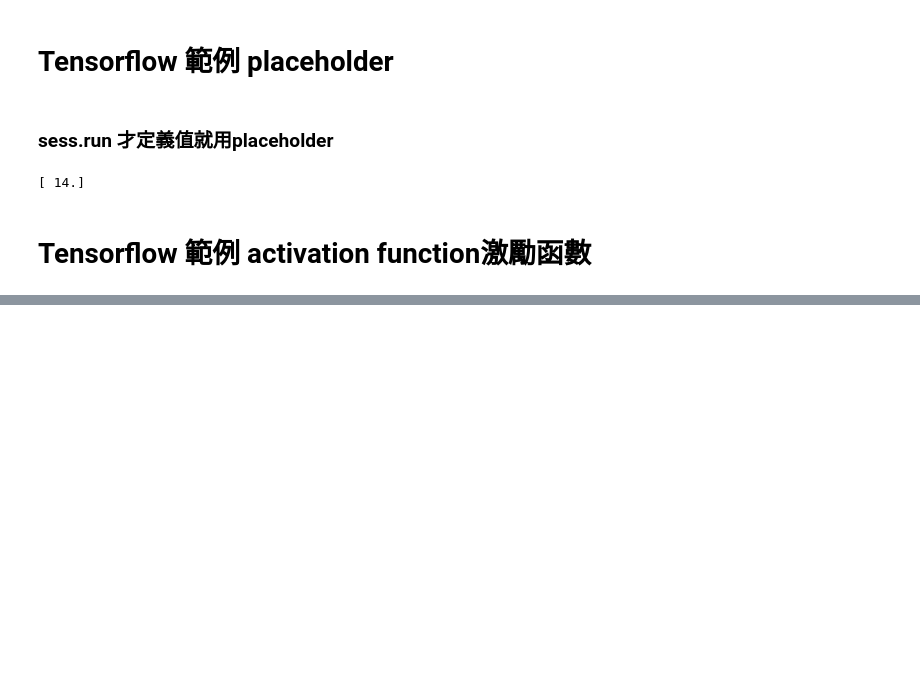
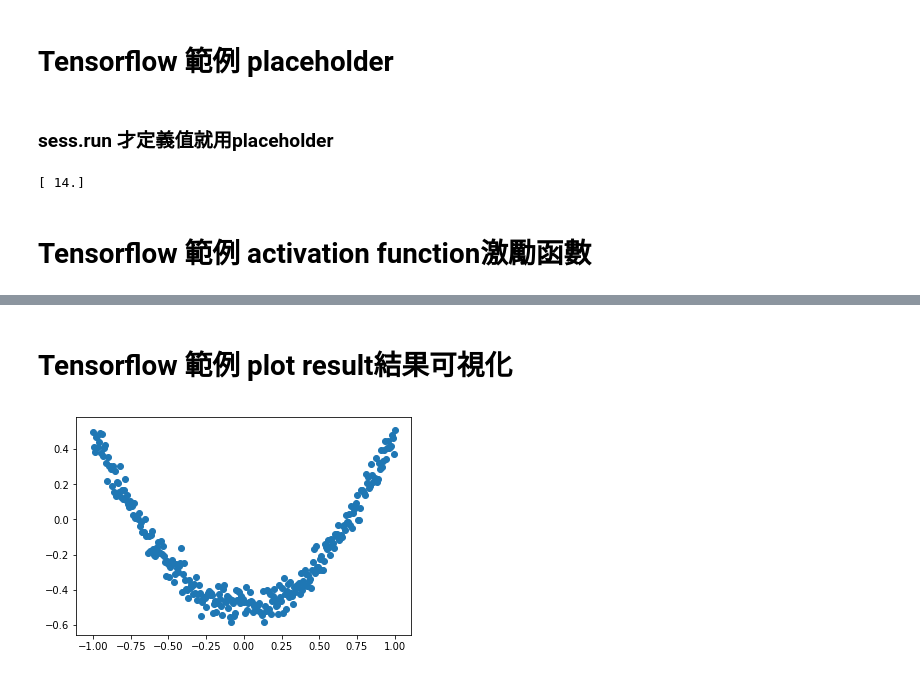
Before and after one commit to kmkmkkball/python, a Jupyter notebook: 神經網路/tensorflow.ipynb, the cells around one changed output, grey strips where cells are left out. Drawn from its saved outputs; the diff is of its cells as text; code cells hidden in the pictures; blank space fills up the shorter version.

```diff
--- a/神經網路/tensorflow.ipynb
+++ b/神經網路/tensorflow.ipynb
@@ -155,13 +155,19 @@ with tf.Session() as sess:
 import tensorflow as tf
 import numpy as np
 # %%
+## 定義一個增加層
 def add_layer(inputs, in_size, out_size, activation_function=None):
+## 定義權重 隨機變量
     Weights = tf.Variable(tf.random_normal([in_size, out_size]))
+## 機器學習中 biases 推薦不為0
     biases = tf.Variable(tf.zeros([1, out_size]) + 0.1)
+## Weights * x * plus + biases
     Wx_plus_b = tf.matmul(inputs, Weights) + biases
+## 如果沒有激活函數
     if activation_function is None:
         outputs = Wx_plus_b
+## 有的話
     else:
-        ouptuts = activation_function(Wx_plus_b)
+        outputs = activation_function(Wx_plus_b)
     return outputs
 # %%
@@ -221,0 +296,2 @@ for i in range(1000):
+# %% [markdown]
+# Tensorflow 範例 plot result結果可視化
@@ -221,0 +305,68 @@ for i in range(1000):
+# %%
+import tensorflow as tf
+import numpy as np
+import matplotlib.pyplot as plt
+
+def add_layer(inputs, in_size, out_size, activation_function=None):
+    # add one more layer and return the output of this layer
+    Weights = tf.Variable(tf.random_normal([in_size, out_size]))
+    biases = tf.Variable(tf.zeros([1, out_size]) + 0.1)
+    Wx_plus_b = tf.matmul(inputs, Weights) + biases
+    if activation_function is None:
+        outputs = Wx_plus_b
+    else:
+        outputs = activation_function(Wx_plus_b)
+    return outputs
+
+# Make up some real data
+x_data = np.linspace(-1,1,300)[:, np.newaxis]
+noise = np.random.normal(0, 0.05, x_data.shape)
+y_data = np.square(x_data) - 0.5 + noise
+
+# define placeholder for inputs to network
+xs = tf.placeholder(tf.float32, [None, 1])
+ys = tf.placeholder(tf.float32, [None, 1])
+# add hidden layer
+l1 = add_layer(xs, 1, 10, activation_function=tf.nn.relu)
+# add output layer
+prediction = add_layer(l1, 10, 1, activation_function=None)
+
+# the error between prediciton and real data
+loss = tf.reduce_mean(tf.reduce_sum(tf.square(ys - prediction),
+                     reduction_indices=[1]))
+train_step = tf.train.GradientDescentOptimizer(0.1).minimize(loss)
+
+# important step
+# tf.initialize_all_variables() no long valid from
+# 2017-03-02 if using tensorflow >= 0.12
+if int((tf.__version__).split('.')[1]) < 12 and int((tf.__version__).split('.')[0]) < 1:
+    init = tf.initialize_all_variables()
+else:
+    init = tf.global_variables_initializer()
+sess = tf.Session()
+sess.run(init)
+
+# plot the real data
+fig = plt.figure()
+ax = fig.add_subplot(1,1,1)
+ax.scatter(x_data, y_data)
+## 連續plot
+plt.ion()
+## show plot
+plt.show()
+
+for i in range(1000):
+    # training
+    sess.run(train_step, feed_dict={xs: x_data, ys: y_data})
+    if i % 50 == 0:
+        # to visualize the result and improvement
+        try:
+            ax.lines.remove(lines[0])
+        except Exception:
+            pass
+        prediction_value = sess.run(prediction, feed_dict={xs: x_data})
+        # plot the prediction
+        lines = ax.plot(x_data, prediction_value, "r-", lw=5)
+        plt.pause(0.1)
+# %% [output]
+[figure, added]
```
Also changed, not shown: parts of 18 cells of this notebook.
